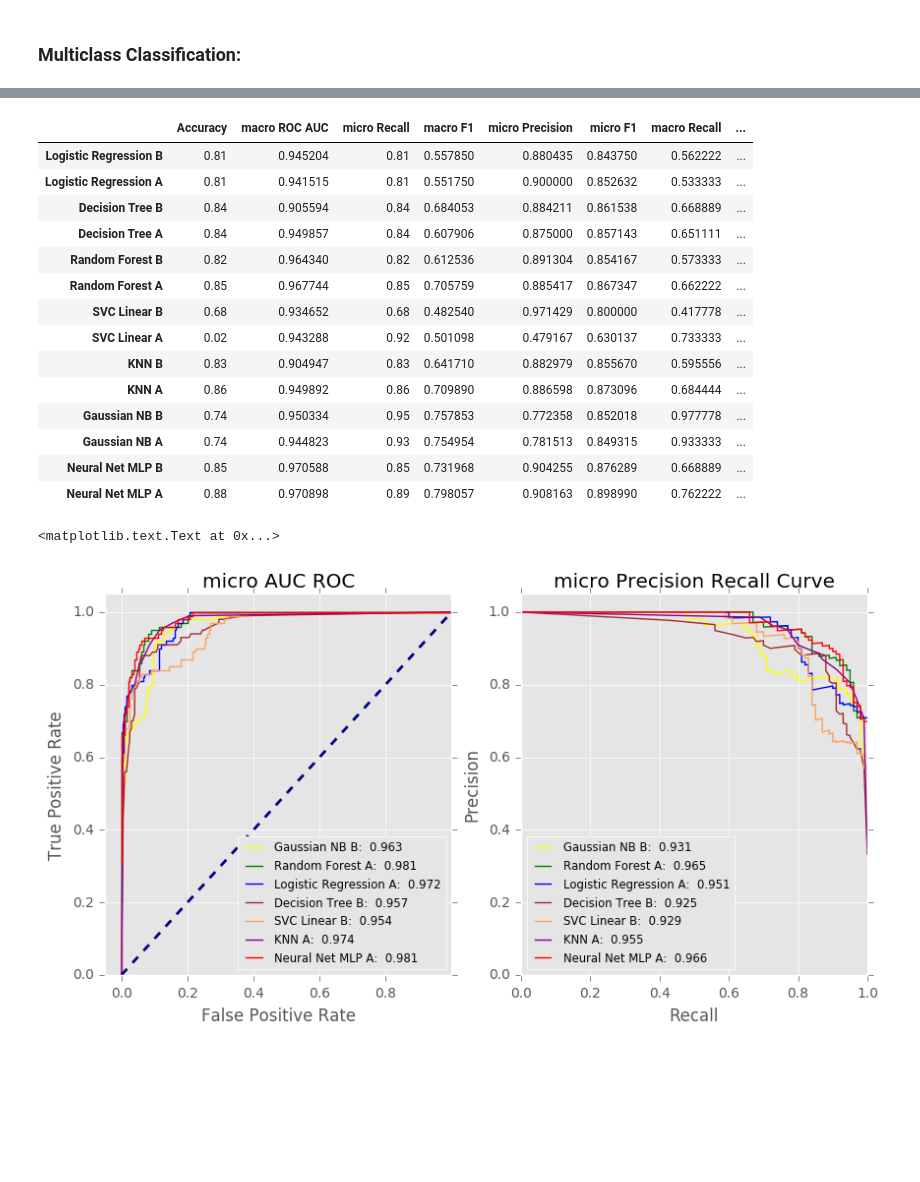
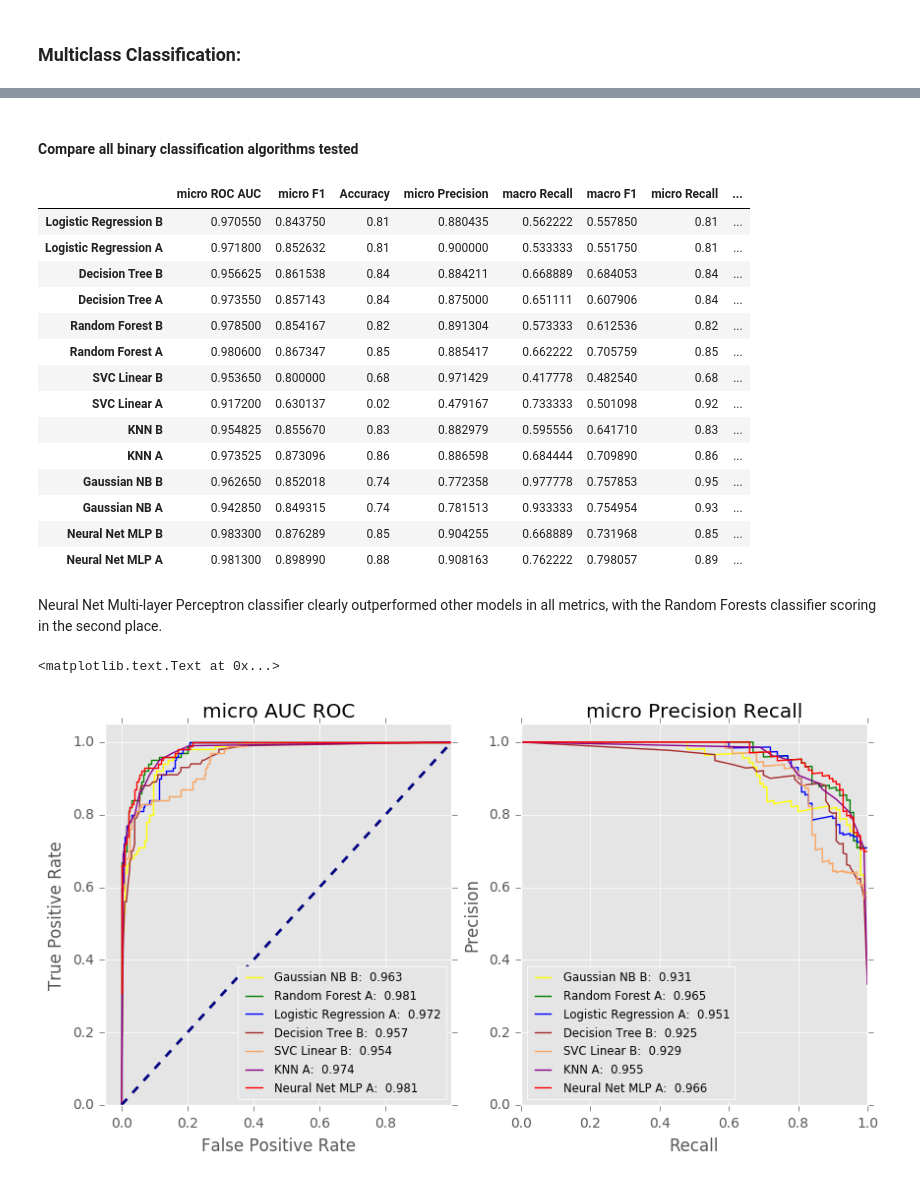
Before and after one commit to Samimust/predictive-maintenance, a Jupyter notebook: Model Selection - Multi-Class Classifiaction.ipynb, the cells around one changed output, grey strips where cells are left out. Cells and saved outputs as stored; diff of their text form; code cells hidden in the pictures; blank space fills up the shorter version.

```diff
--- a/Model Selection - Multi-Class Classifiaction.ipynb
+++ b/Model Selection - Multi-Class Classifiaction.ipynb
@@ -71,7 +77,21 @@ y_test = lb.transform(y_test)
 # %%
 def multiclass_classify(model, clf, features, params=None, score=None, scale=False, OvR=True, prob='P'):
 
-    """
+    """Perfor Grid Search hyper parameter tuning on a classifier.
+
+    Args:
+        model (str): The model name identifier
+        clf (clssifier object): The classifier to be tuned
+        features (list): The set of input features names
+        params (dict): Grid Search parameters
+        score (str): Grid Search score
+        OvR (bool): True if the classifier inherently support multiclass One-Vs-Rest
+        prob (str): For getting classification scores: 'P' for predict_proba, 'D' for decision_function
+
+    Returns:
+        Tuned Clssifier object
+        array: prediction values
+        array: prediction scores
 
 
     """
@@ -106,7 +126,23 @@ def multiclass_classify(model, clf, features, params=None, score=None, scale=Fal
 # %%
 def multiclass_metrics(model, y_test, y_pred, y_score, print_out=True, plot_out=True):
 
-    """
+    """Calculate main multiclass classifcation metrics, plot AUC ROC and Precision-Recall curves.
+
+    Args:
+        model (str): The model name identifier
+        y_test (series): Contains the test label values
+        y_pred (series): Contains the predicted values
+        y_score (series): Contains the predicted scores
+        print_out (bool): Print the classification metrics and thresholds values
+        plot_out (bool): Plot AUC ROC, Precision-Recall, and Threshold curves
+
+    Returns:
+        dataframe: The combined metrics in single dataframe
+        dict: ROC thresholds
+        dict: Precision-Recall thresholds
+        Plot: AUC ROC
+        plot: Precision-Recall
+
 
     """
     multiclass_metrics = {
@@ -747,23 +790,28 @@ metrics_nnc
+# %% [markdown]
+#### Compare all binary classification algorithms tested
 # %%
 #compare all models
-metrics_mc = pd.concat([metrics_lgr, metrics_dtr, metrics_rfc, metrics_svl, metrics_knn, metrics_gnb, metrics_nnc], axis=1)
-metrics_mc.T
+metrics_mc = pd.concat([metrics_lgr, metrics_dtr, metrics_rfc, metrics_svl, metrics_knn, metrics_gnb, metrics_nnc], axis=1).T
+metrics_mc
 # %% [output]
-|  | Accuracy | macro ROC AUC | micro Recall | macro F1 | micro Precision | micro F1 | macro Recall | ... |
-| Logistic Regression B | 0.81 | 0.945204 | 0.81 | 0.557850 | 0.880435 | 0.843750 | 0.562222 | ... |
-| Logistic Regression A | 0.81 | 0.941515 | 0.81 | 0.551750 | 0.900000 | 0.852632 | 0.533333 | ... |
-| Decision Tree B | 0.84 | 0.905594 | 0.84 | 0.684053 | 0.884211 | 0.861538 | 0.668889 | ... |
-| Decision Tree A | 0.84 | 0.949857 | 0.84 | 0.607906 | 0.875000 | 0.857143 | 0.651111 | ... |
-| Random Forest B | 0.82 | 0.964340 | 0.82 | 0.612536 | 0.891304 | 0.854167 | 0.573333 | ... |
-| Random Forest A | 0.85 | 0.967744 | 0.85 | 0.705759 | 0.885417 | 0.867347 | 0.662222 | ... |
-| SVC Linear B | 0.68 | 0.934652 | 0.68 | 0.482540 | 0.971429 | 0.800000 | 0.417778 | ... |
-| SVC Linear A | 0.02 | 0.943288 | 0.92 | 0.501098 | 0.479167 | 0.630137 | 0.733333 | ... |
-| KNN B | 0.83 | 0.904947 | 0.83 | 0.641710 | 0.882979 | 0.855670 | 0.595556 | ... |
-| KNN A | 0.86 | 0.949892 | 0.86 | 0.709890 | 0.886598 | 0.873096 | 0.684444 | ... |
-| Gaussian NB B | 0.74 | 0.950334 | 0.95 | 0.757853 | 0.772358 | 0.852018 | 0.977778 | ... |
-| Gaussian NB A | 0.74 | 0.944823 | 0.93 | 0.754954 | 0.781513 | 0.849315 | 0.933333 | ... |
-| Neural Net MLP B | 0.85 | 0.970588 | 0.85 | 0.731968 | 0.904255 | 0.876289 | 0.668889 | ... |
-| Neural Net MLP A | 0.88 | 0.970898 | 0.89 | 0.798057 | 0.908163 | 0.898990 | 0.762222 | ... |
+|  | micro ROC AUC | micro F1 | Accuracy | micro Precision | macro Recall | macro F1 | micro Recall | ... |
+| Logistic Regression B | 0.970550 | 0.843750 | 0.81 | 0.880435 | 0.562222 | 0.557850 | 0.81 | ... |
+| Logistic Regression A | 0.971800 | 0.852632 | 0.81 | 0.900000 | 0.533333 | 0.551750 | 0.81 | ... |
+| Decision Tree B | 0.956625 | 0.861538 | 0.84 | 0.884211 | 0.668889 | 0.684053 | 0.84 | ... |
+| Decision Tree A | 0.973550 | 0.857143 | 0.84 | 0.875000 | 0.651111 | 0.607906 | 0.84 | ... |
+| Random Forest B | 0.978500 | 0.854167 | 0.82 | 0.891304 | 0.573333 | 0.612536 | 0.82 | ... |
+| Random Forest A | 0.980600 | 0.867347 | 0.85 | 0.885417 | 0.662222 | 0.705759 | 0.85 | ... |
+| SVC Linear B | 0.953650 | 0.800000 | 0.68 | 0.971429 | 0.417778 | 0.482540 | 0.68 | ... |
+| SVC Linear A | 0.917200 | 0.630137 | 0.02 | 0.479167 | 0.733333 | 0.501098 | 0.92 | ... |
+| KNN B | 0.954825 | 0.855670 | 0.83 | 0.882979 | 0.595556 | 0.641710 | 0.83 | ... |
+| KNN A | 0.973525 | 0.873096 | 0.86 | 0.886598 | 0.684444 | 0.709890 | 0.86 | ... |
+| Gaussian NB B | 0.962650 | 0.852018 | 0.74 | 0.772358 | 0.977778 | 0.757853 | 0.95 | ... |
+| Gaussian NB A | 0.942850 | 0.849315 | 0.74 | 0.781513 | 0.933333 | 0.754954 | 0.93 | ... |
+| Neural Net MLP B | 0.983300 | 0.876289 | 0.85 | 0.904255 | 0.668889 | 0.731968 | 0.85 | ... |
+| Neural Net MLP A | 0.981300 | 0.898990 | 0.88 | 0.908163 | 0.762222 | 0.798057 | 0.89 | ... |
+# %% [markdown]
+Neural Net Multi-layer Perceptron classifier clearly outperformed other models in all metrics, with the
+Random Forests classifier scoring in the second place.
 # %%
 # Plot AUC-ROC and precision-recall curves for best models
 
@@ -772,32 +820,32 @@ fig.set_size_inches(10,5)
 
 ax1.plot(roc_gnbb.FPR['micro'], roc_gnbb.TPR['micro'], color='yellow', lw=1, label= roc_gnbb.Model['micro'] + ':  %.3f' % roc_gnbb.AUC['micro'])
 ax1.plot(roc_rfca.FPR['micro'], roc_rfca.TPR['micro'], color='green', lw=1, label= roc_rfca.Model['micro'] + ':  %.3f' % roc_rfca.AUC['micro'])
 ax1.plot(roc_lgra.FPR['micro'], roc_lgra.TPR['micro'], color='blue', lw=1, label= roc_lgra.Model['micro'] + ':  %.3f' % roc_lgra.AUC['micro'])
 ax1.plot(roc_dtrb.FPR['micro'], roc_dtrb.TPR['micro'], color='brown', lw=1, label= roc_dtrb.Model['micro'] + ':  %.3f' % roc_dtrb.AUC['micro'])
 ax1.plot(roc_svlb.FPR['micro'], roc_svlb.TPR['micro'], color='sandybrown', lw=1, label= roc_svlb.Model['micro'] + ':  %.3f' % roc_svlb.AUC['micro'])
 ax1.plot(roc_knna.FPR['micro'], roc_knna.TPR['micro'], color='darkmagenta', lw=1, label= roc_knna.Model['micro'] + ':  %.3f' % roc_knna.AUC['micro'])
 ax1.plot(roc_nnca.FPR['micro'], roc_nnca.TPR['micro'], color='red', lw=1, label= roc_nnca.Model['micro'] + ':  %.3f' % roc_nnca.AUC['micro'])
 ax1.plot([0, 1], [0, 1], color='navy', lw=2, linestyle='--')
 ax1.set_xlim([-0.05, 1.0])
 ax1.set_ylim([0.0, 1.05])
 ax1.set_xlabel('False Positive Rate')
 ax1.set_ylabel('True Positive Rate')
 ax1.legend(loc="lower right", fontsize='small')
 ax1.set_title('micro AUC ROC')
 
 ax2.plot(prc_gnbb.Recall['micro'], prc_gnbb.Precision['micro'], color='yellow', lw=1, label= prc_gnbb.Model['micro'] + ':  %.3f' % prc_gnbb['Avg Precision']['micro'])
 ax2.plot(prc_rfca.Recall['micro'], prc_rfca.Precision['micro'], color='green', lw=1, label= prc_rfca.Model['micro'] + ':  %.3f' % prc_rfca['Avg Precision']['micro'])
 ax2.plot(prc_lgra.Recall['micro'], prc_lgra.Precision['micro'], color='blue', lw=1, label= prc_lgra.Model['micro'] + ':  %.3f' % prc_lgra['Avg Precision']['micro'])
 ax2.plot(prc_dtrb.Recall['micro'], prc_dtrb.Precision['micro'], color='brown', lw=1, label= prc_dtrb.Model['micro'] + ':  %.3f' % prc_dtrb['Avg Precision']['micro'])
 ax2.plot(prc_svlb.Recall['micro'], prc_svlb.Precision['micro'], color='sandybrown', lw=1, label= prc_svlb.Model['micro'] + ':  %.3f' % prc_svlb['Avg Precision']['micro'])
 ax2.plot(prc_knna.Recall['micro'], prc_knna.Precision['micro'], color='darkmagenta', label= prc_knna.Model['micro'] + ':  %.3f' % prc_knna['Avg Precision']['micro'])
 ax2.plot(prc_nnca.Recall['micro'], prc_nnca.Precision['micro'], color='red', lw=1, label= prc_nnca.Model['micro'] + ':  %.3f' % prc_nnca['Avg Precision']['micro'])
 ax2.set_xlim([0.0, 1.0])
 ax2.set_ylim([0.0, 1.05])
 ax2.set_xlabel('Recall')
 ax2.set_ylabel('Precision')
 ax2.legend(loc="lower left", fontsize='small')
-ax2.set_title('micro Precision Recall Curve')
+ax2.set_title('micro Precision Recall')
 # %% [output]
 <matplotlib.text.Text at 0x...>
-[figure, old version]
+[figure, new version]
```
Also changed, not shown: parts of 27 cells of this notebook.
